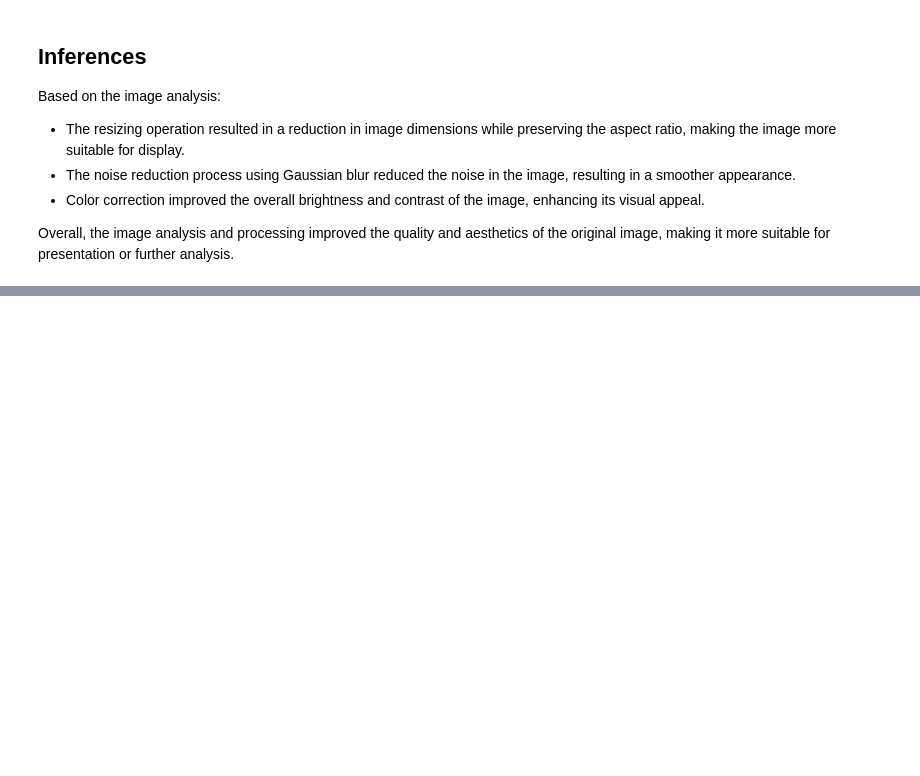
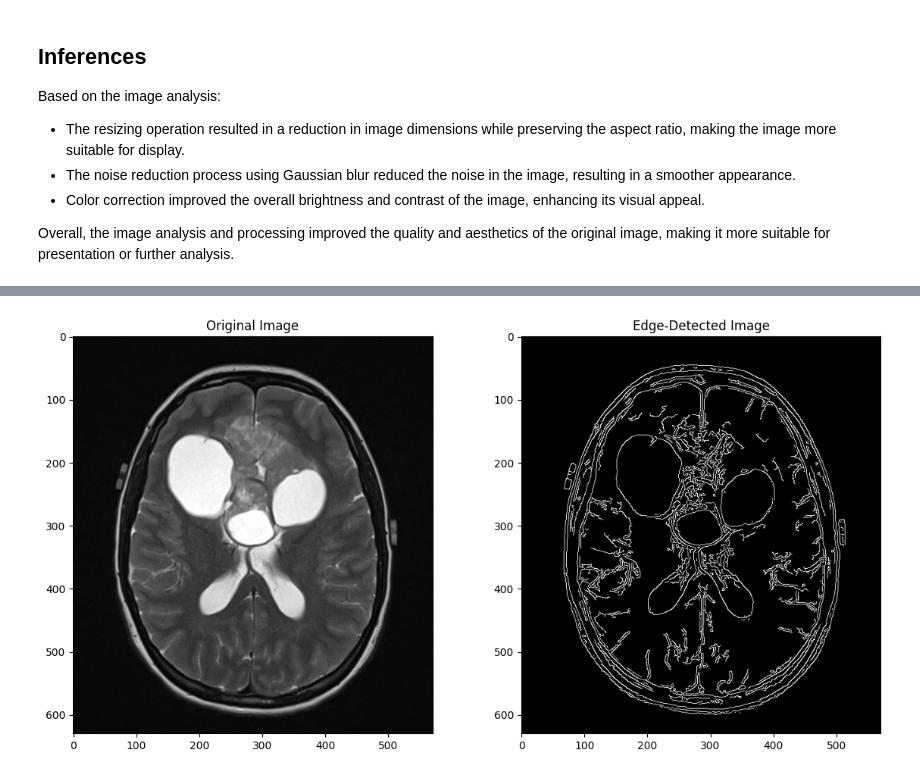
Before and after one commit to joelbkoshy/Image-Analytics, a Jupyter notebook: LAB6-PERFORMANCE EVALUATION/LAB6 - Performance Evaluation.ipynb, the cells around one changed output, grey strips where cells are left out. Cells and saved outputs as stored; diff of their text form; code cells hidden in the pictures; blank space fills up the shorter version.

```diff
--- a/LAB6-PERFORMANCE EVALUATION/LAB6 - Performance Evaluation.ipynb
+++ b/LAB6-PERFORMANCE EVALUATION/LAB6 - Performance Evaluation.ipynb
@@ -64,0 +93,32 @@ Overall, the image analysis and processing improved the quality and aesthetics o
+# %%
+import cv2
+import matplotlib.pyplot as plt
+
+# Load the image in grayscale
+image_path = 'brain.jpeg'
+image = cv2.imread(image_path, cv2.IMREAD_GRAYSCALE)
+
+# Apply Canny edge detection
+edges = cv2.Canny(image, threshold1=30, threshold2=100)
+
+# Save the edge-detected image
+output_path = 'edge_detected_image.png'
+cv2.imwrite(output_path, edges)
+
+# Display the original and edge-detected images using Matplotlib
+plt.figure(figsize=(12, 6))
+
+# Original image
+plt.subplot(121)
+plt.imshow(image, cmap='gray')
+plt.title('Original Image')
+
+# Edge-detected image
+plt.subplot(122)
+plt.imshow(edges, cmap='gray')
+plt.title('Edge-Detected Image')
+
+plt.tight_layout()
+plt.show()
+# %% [output]
+[figure, added]
```
Also changed, not shown: parts of 10 cells of this notebook, 5 other files.
